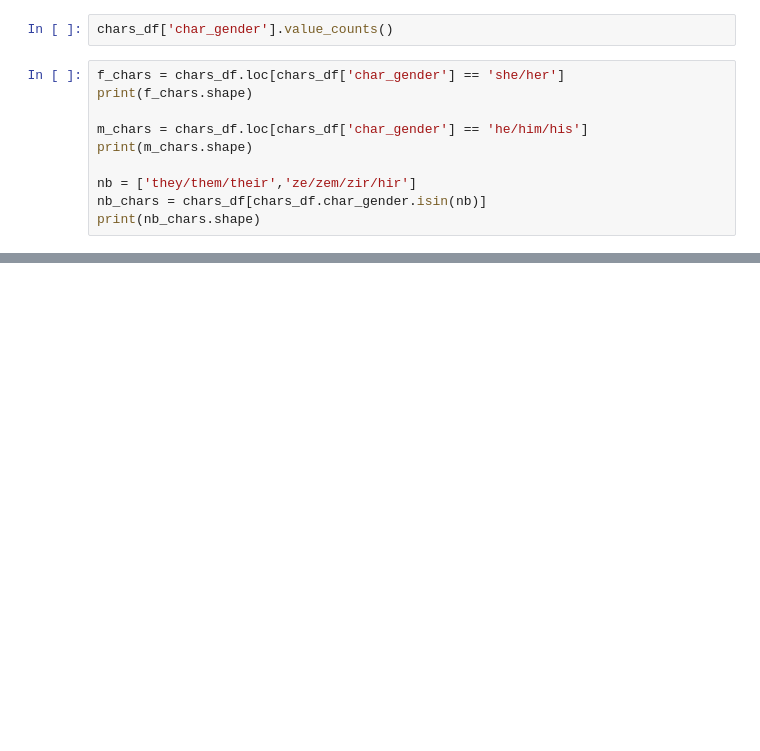
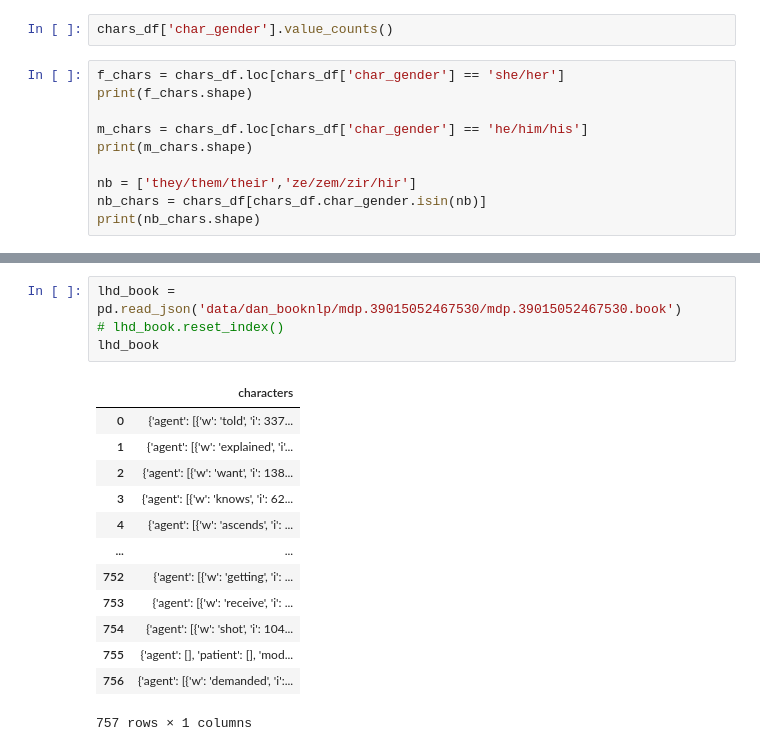
Before and after one commit to danieljohnevans/2022Fall_projects, a Jupyter notebook: book_analysis.ipynb, the cells around one changed output, grey strips where cells are left out. Drawn from its saved outputs; the diff is of its cells as text; blank space fills up the shorter version.

Commit message:
WIP: trying to just look through one book

```diff
--- a/book_analysis.ipynb
+++ b/book_analysis.ipynb
@@ -20,0 +27,18 @@ print(nb_chars.shape)
+# %%
+lhd_book = pd.read_json('data/dan_booknlp/mdp.39015052467530/mdp.39015052467530.book')
+# lhd_book.reset_index()
+lhd_book
+# %% [output]
+|  | characters |
+| 0 | {'agent': [{'w': 'told', 'i': 337... |
+| 1 | {'agent': [{'w': 'explained', 'i'... |
+| 2 | {'agent': [{'w': 'want', 'i': 138... |
+| 3 | {'agent': [{'w': 'knows', 'i': 62... |
+| 4 | {'agent': [{'w': 'ascends', 'i': ... |
+| ... | ... |
+| 752 | {'agent': [{'w': 'getting', 'i': ... |
+| 753 | {'agent': [{'w': 'receive', 'i': ... |
+| 754 | {'agent': [{'w': 'shot', 'i': 104... |
+| 755 | {'agent': [], 'patient': [], 'mod... |
+| 756 | {'agent': [{'w': 'demanded', 'i':... |
+757 rows × 1 columns
```
Also changed, not shown: parts of 6 cells of this notebook.
